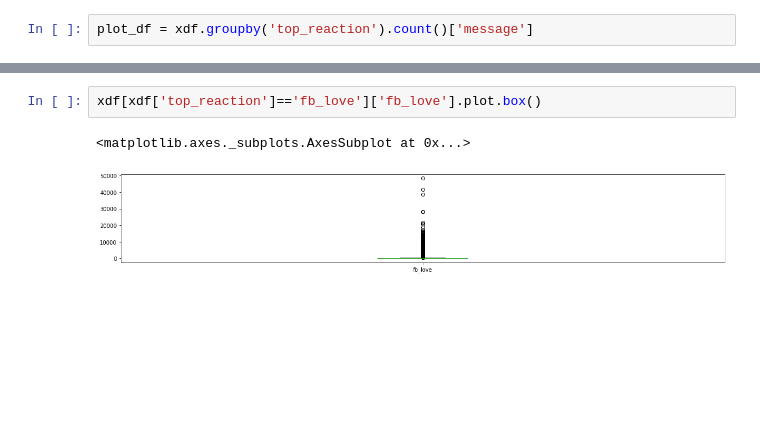
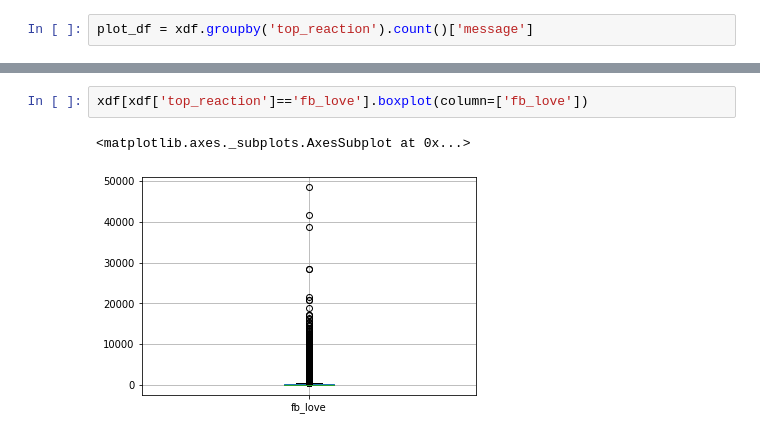
Before and after one commit to anilkumarravuru/EmotionAnalysis, a Jupyter notebook: Details.ipynb, the cells around one changed output, grey strips where cells are left out. Saved outputs shown, nothing was run; the diff lists cells and outputs as text; blank space fills up the shorter version.

```diff
--- a/Details.ipynb
+++ b/Details.ipynb
@@ -51,6 +51,6 @@ plt.show()
 # %%
-xdf[xdf['top_reaction']=='fb_love']['fb_love'].plot.box()
+xdf[xdf['top_reaction']=='fb_love'].boxplot(column=['fb_love'])
 # %% [output]
 <matplotlib.axes._subplots.AxesSubplot at 0x...>
-[figure, old version]
+[figure, new version]
 # %%
```
Also changed, not shown: parts of 6 cells of this notebook.
